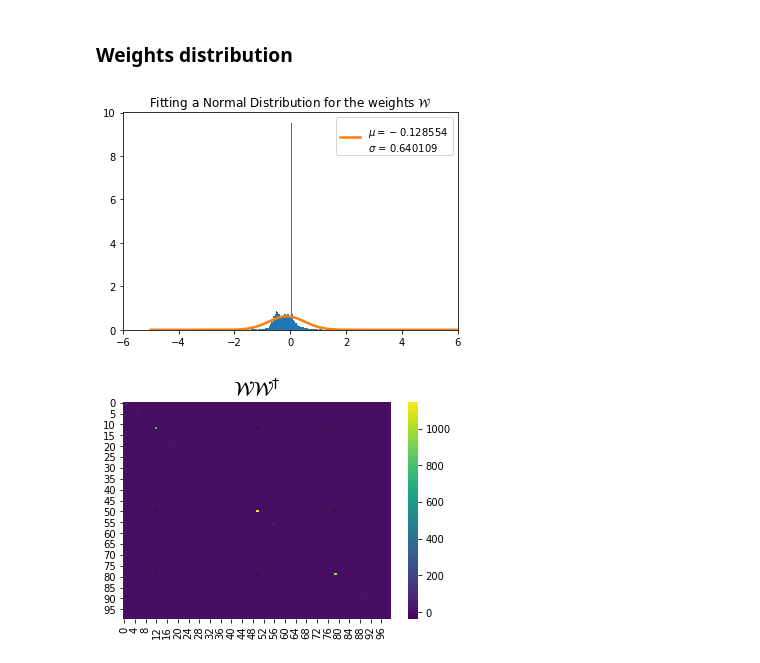
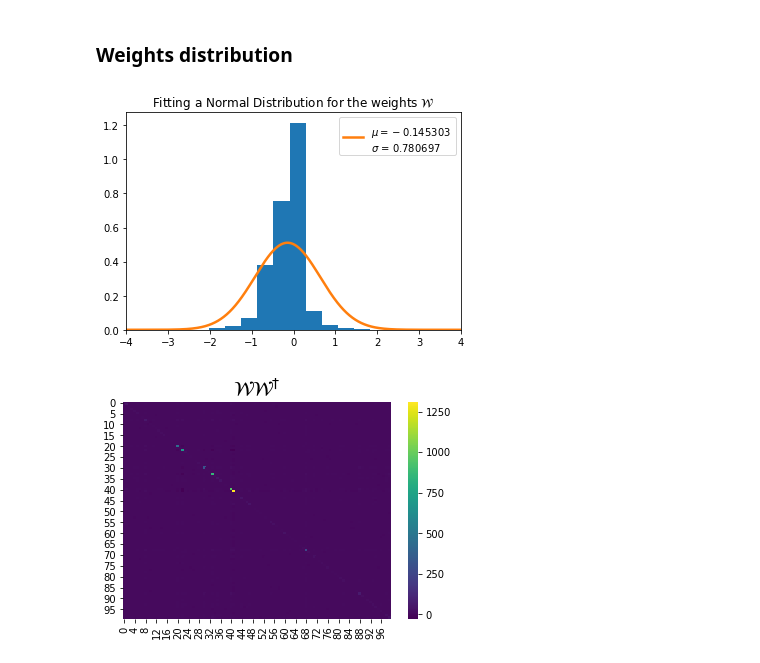
Before and after one commit to rodsveiga/rbm_flows_ising, a Jupyter notebook: RBM_L010_train_dataset_V_complete_MF.ipynb, the cells around one changed output. Cells and saved outputs as stored; diff of their text form; code cells hidden in the pictures.

```diff
--- a/RBM_L010_train_dataset_V_complete_MF.ipynb
+++ b/RBM_L010_train_dataset_V_complete_MF.ipynb
@@ -102,7 +102,7 @@ test_set = torch.Tensor(list(test_data_['state']))
 lr = 0.001
 k_learning = 1
 batch_size = 100
-nb_epoch = 12000
+nb_epoch = 20000
 k_sampling = 1
 
 rbm = RBM(num_visible= training_set.shape[1],
@@ -167,34 +167,34 @@ torch.cuda.empty_cache()
 # %%
 W_ = W.cpu().numpy().reshape((W.shape[0]*W.shape[1]))
 
 # Plot normalized histogram
 plt.hist(W_,
-         bins= 1000,
+         bins= 100,
          density= True)
 
 # Maximum and minimum of xticks to compute the theoretical distribution
 x_min, x_max = min(plt.xticks()[0]), max(plt.xticks()[0])
 domain = np.linspace(x_min, x_max, len(W_))
 
 # Fitting a normal distribution
 muW_, sigmaW_ = stats.norm.fit(W_)
 
 plot_pdf = stats.norm.pdf(domain, muW_, sigmaW_) # Fitting the PDF in the interval
 
 
 plt.plot(domain, plot_pdf, linewidth= 2.5,
          label= '$\mu= %f$ \n$\sigma$ = %f' % (muW_, sigmaW_ ))
 
 plt.title('Fitting a Normal Distribution for the weights ${\cal W}$')
-plt.xlim([-6, 6])
+plt.xlim([-4, 4])
 plt.legend()
 plt.show()
 # %% [output]
-[figure, old version]
+[figure, new version]
 # %%
 WW = torch.mm(W.t(), W)
 sns.heatmap(WW, linewidths= 0.0, cmap= 'viridis')
 plt.title('${\cal W} {\cal W}^{\dag}$', fontsize= 20)
 plt.show()
 # %% [output]
-[figure, old version]
+[figure, new version]
```
Also changed, not shown: parts of 2 cells of this notebook, 3 other files.
